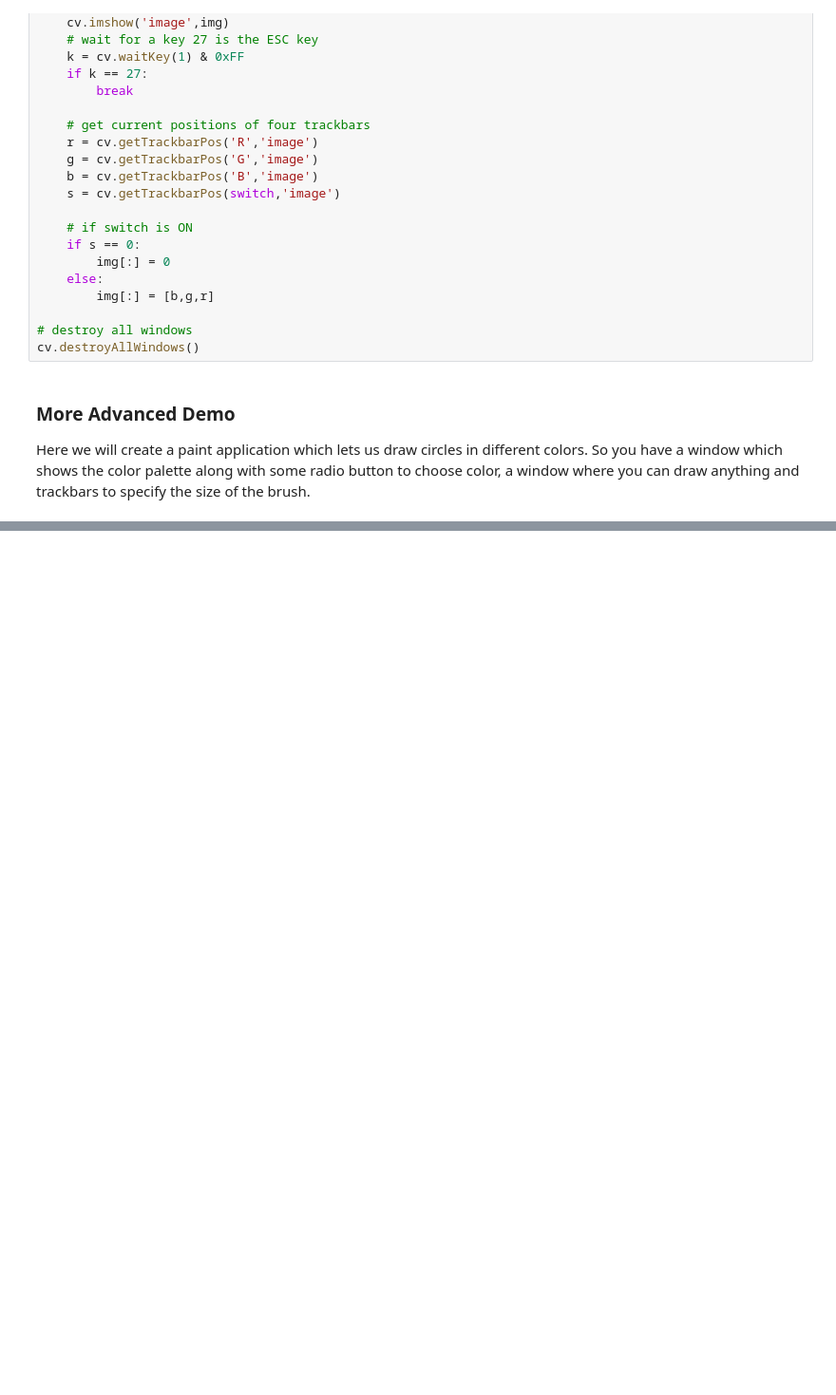
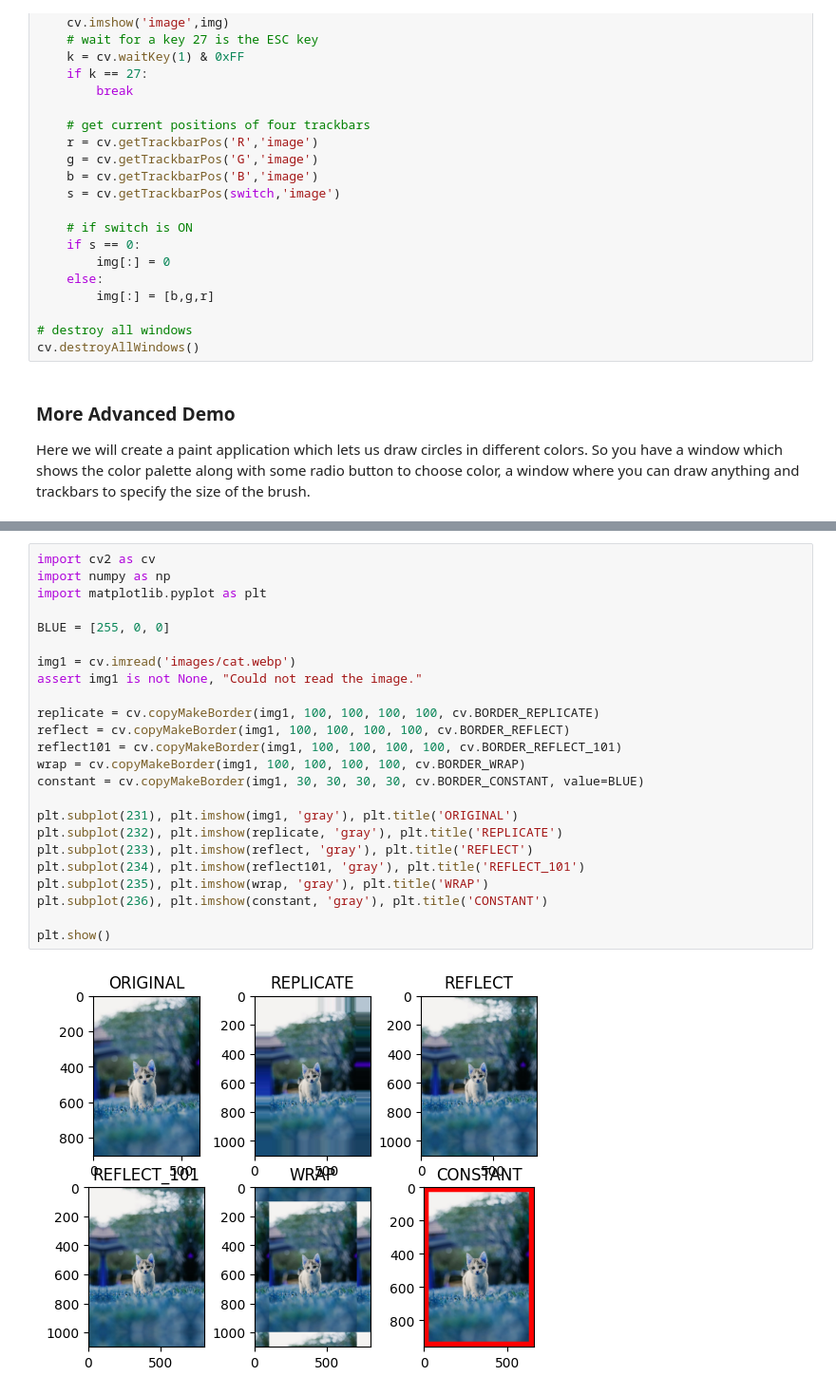
Before and after one commit to AlrIsmail/robotics_fundamentals, a Jupyter notebook: opencv.ipynb, the cells around one changed output, grey strips where cells are left out. Shown at 95% size. Drawn from its saved outputs; the diff is of its cells as text; blank space fills up the shorter version.

```diff
--- a/opencv.ipynb
+++ b/opencv.ipynb
@@ -855,0 +990,26 @@ cv.destroyAllWindows()
+# %%
+import cv2 as cv
+import numpy as np
+import matplotlib.pyplot as plt
+
+BLUE = [255, 0, 0]
+
+img1 = cv.imread('images/cat.webp')
+assert img1 is not None, "Could not read the image."
+
+replicate = cv.copyMakeBorder(img1, 100, 100, 100, 100, cv.BORDER_REPLICATE)
+reflect = cv.copyMakeBorder(img1, 100, 100, 100, 100, cv.BORDER_REFLECT)
+reflect101 = cv.copyMakeBorder(img1, 100, 100, 100, 100, cv.BORDER_REFLECT_101)
+wrap = cv.copyMakeBorder(img1, 100, 100, 100, 100, cv.BORDER_WRAP)
+constant = cv.copyMakeBorder(img1, 30, 30, 30, 30, cv.BORDER_CONSTANT, value=BLUE)
+
+plt.subplot(231), plt.imshow(img1, 'gray'), plt.title('ORIGINAL')
+plt.subplot(232), plt.imshow(replicate, 'gray'), plt.title('REPLICATE')
+plt.subplot(233), plt.imshow(reflect, 'gray'), plt.title('REFLECT')
+plt.subplot(234), plt.imshow(reflect101, 'gray'), plt.title('REFLECT_101')
+plt.subplot(235), plt.imshow(wrap, 'gray'), plt.title('WRAP')
+plt.subplot(236), plt.imshow(constant, 'gray'), plt.title('CONSTANT')
+
+plt.show()
+# %% [output]
+[figure, added]
```
Also changed, not shown: parts of 18 cells of this notebook.
